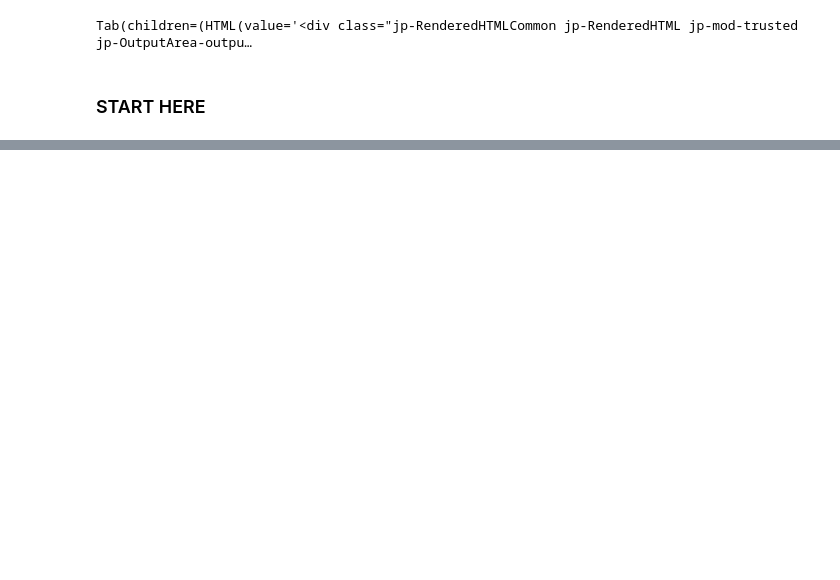
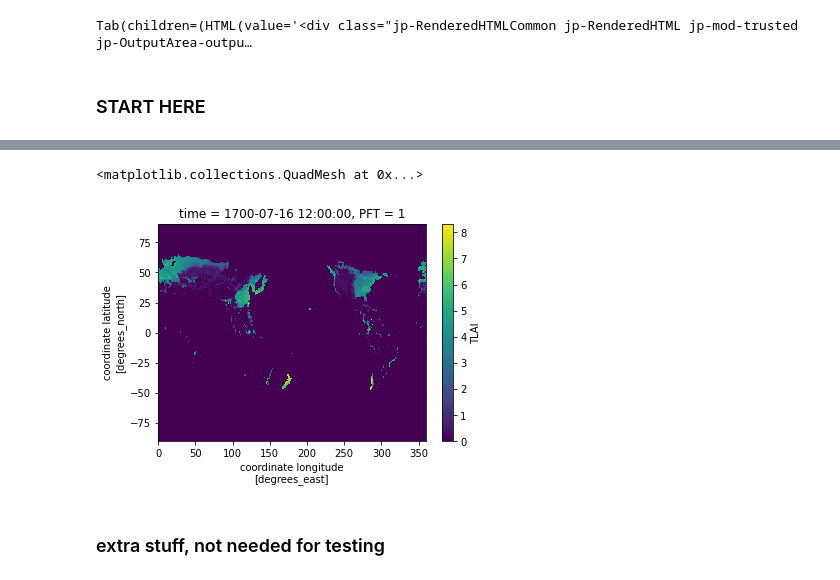
Before and after one commit to djk2120/ctsm_trendy_2021, a Jupyter notebook: pft_regridding.ipynb, the cells around one changed output, grey strips where cells are left out. Drawn from its saved outputs; the diff is of its cells as text; code cells hidden in the pictures; blank space fills up the shorter version.

Commit message:
regridding works, but for fill_value

```diff
--- a/pft_regridding.ipynb
+++ b/pft_regridding.ipynb
@@ -204,0 +169,8 @@ ValueError: Only one of `meta` and `output_dtypes` should be given (`meta` is pr
+# %%
+%%time
+outdir='./'
+outfile = outdir+datavar+'_'+str(pp).zfill(2)+'.nc'
+datavar='TLAI';pp=1
+x = pft[datavar].isel(pft=pp).compute()
+x = x.copy(data=x.data.todense())
+x.to_netcdf(outfile)
@@ -204,0 +180,11 @@ ValueError: Only one of `meta` and `output_dtypes` should be given (`meta` is pr
+# %%
+ds_pft01 = xr.open_dataset(outfile)
+# %%
+## would like to have this contain a fill_value=-99999
+## e.g. all oceans and many land gridcells should be NaN instead of 0
+ds_pft01.TLAI.isel(time=6).plot()
+# %% [output]
+<matplotlib.collections.QuadMesh at 0x...>
+[figure, added]
+# %% [markdown]
+### extra stuff, not needed for testing
```
Also changed, not shown: parts of 28 cells of this notebook.
